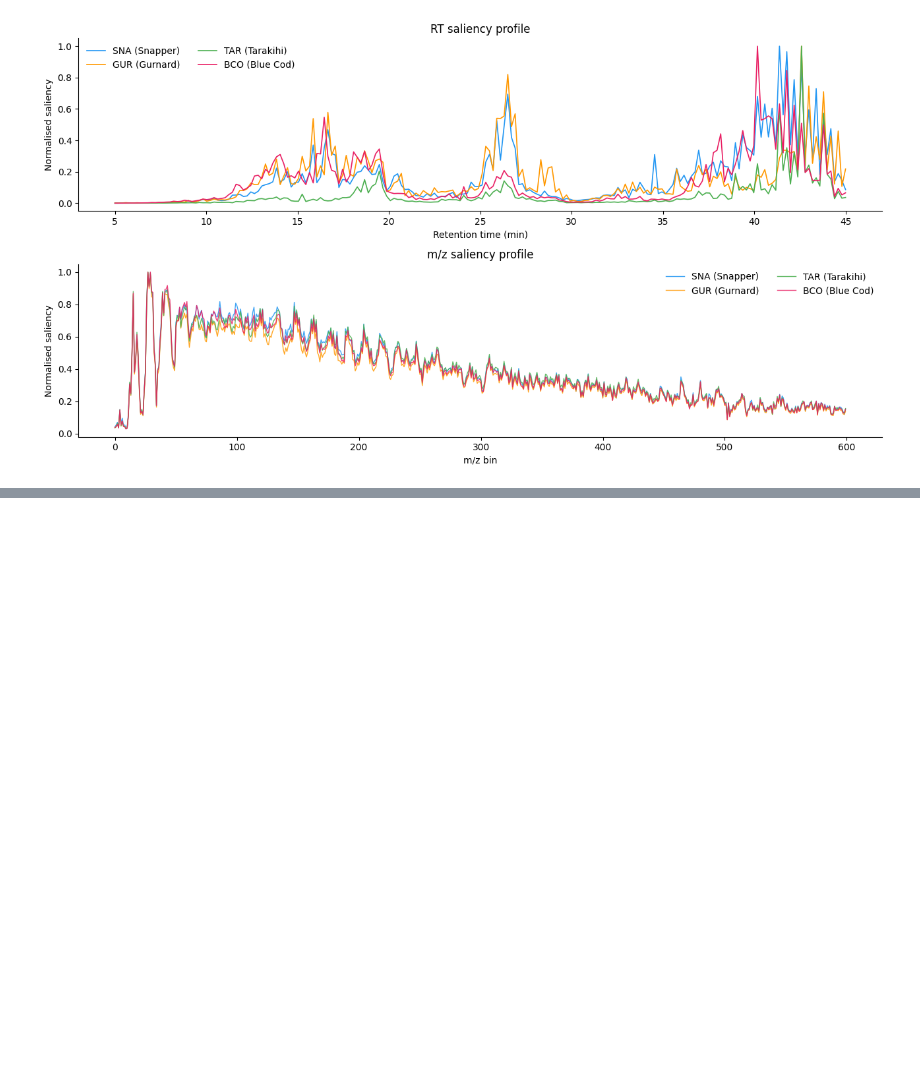
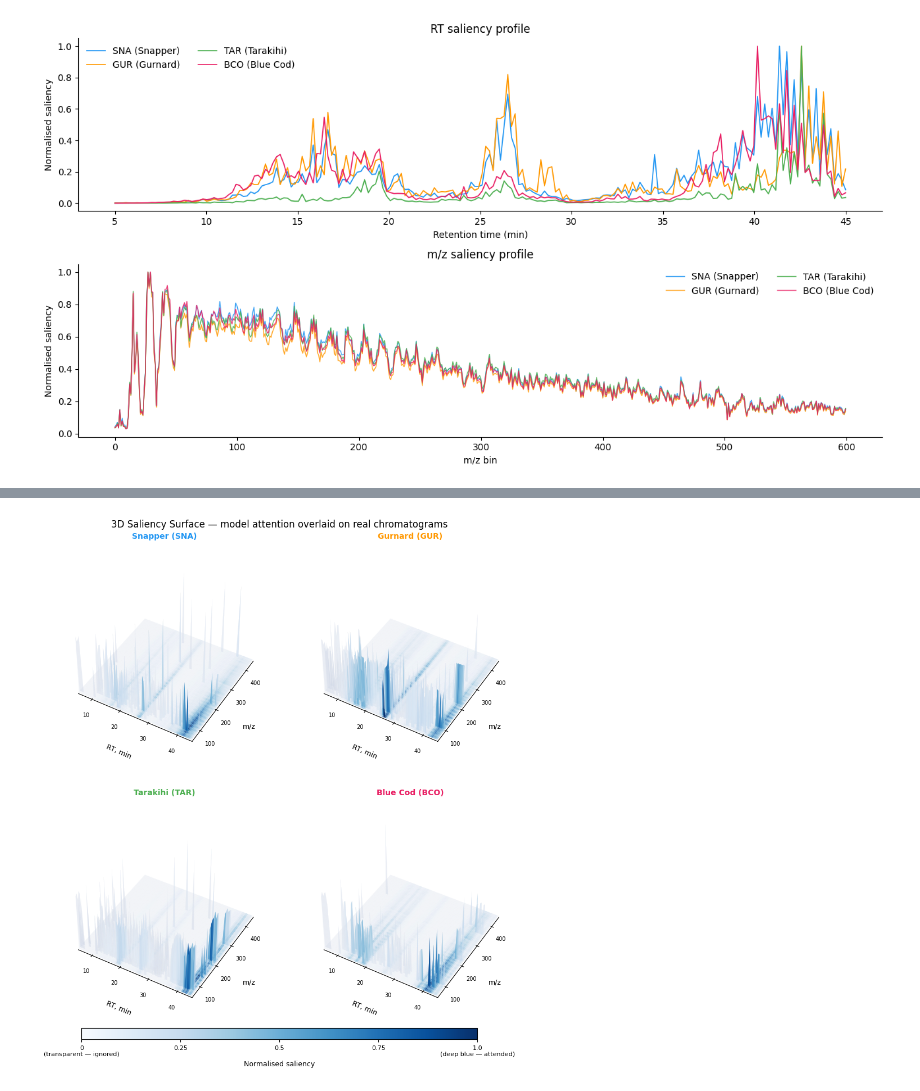
Before and after one commit to woodRock/chroma-dcnn, a Jupyter notebook: notebooks/04_saliency.ipynb, the cells around one changed output, grey strips where cells are left out. Cells and saved outputs as stored; diff of their text form; code cells hidden in the pictures; blank space fills up the shorter version.

```diff
--- a/notebooks/04_saliency.ipynb
+++ b/notebooks/04_saliency.ipynb
@@ -146,0 +154,98 @@ plt.show()
+# %%
+from mpl_toolkits.mplot3d import Axes3D
+from matplotlib import cm
+from matplotlib.colors import Normalize
+from scipy.ndimage import gaussian_filter
+
+MZ_LO, MZ_HI = 50, 450
+RT_LO, RT_HI = 5.0, 45.0
+S_RT, S_MZ   = 2, 2
+
+SPECIES_LABEL = {0: 'Snapper (SNA)', 1: 'Gurnard (GUR)',
+                 2: 'Tarakihi (TAR)', 3: 'Blue Cod (BCO)'}
+
+fig, axes_grid = plt.subplots(2, 2, figsize=(11, 10),
+                               subplot_kw={'projection': '3d'})
+fig.subplots_adjust(bottom=0.11, hspace=0.25, wspace=0.05, top=0.93)
+
+for c in range(4):
+    row, col = c // 2, c % 2
+    ax = axes_grid[row, col]
+
+    # ── Real chromatogram ──────────────────────────────────────────────────
+    idx         = int(np.where(y == c)[0][0])
+    chroma_real = chromas[idx, :, MZ_LO:MZ_HI].astype(np.float32)
+
+    # ── Saliency ───────────────────────────────────────────────────────────
+    sal = saliency_mean[c][:, MZ_LO:MZ_HI].astype(np.float32)
+    sal = gaussian_filter(sal, sigma=(1.5, 2.0))
+
+    # ── Intensity: top ~20% of non-zero peaks; sqrt scale ──────────────────
+    Z  = chroma_real.copy()
+    nz = Z[Z > 0]
+    thr = np.percentile(nz, 80) if len(nz) else 0.05
+    Z[Z < thr] = 0.0
+    Z = np.sqrt(Z)
+
+    # ── Downsample ─────────────────────────────────────────────────────────
+    rt_s = np.linspace(RT_LO, RT_HI, Z.shape[0])[::S_RT]
+    mz_s = np.linspace(MZ_LO, MZ_HI, Z.shape[1])[::S_MZ]
+    Z_s   = Z[::S_RT, ::S_MZ]
+    sal_s = sal[::S_RT, ::S_MZ]
+
+    RT_grid, MZ_grid = np.meshgrid(rt_s, mz_s)
+
+    # ── Blues: transparent where ignored, deep blue where attended ─────────
+    sal_norm             = (sal_s - sal_s.min()) / (sal_s.max() - sal_s.min() + 1e-8)
+    face_colours         = cm.Blues(sal_norm.T)
+    face_colours[..., 3] = sal_norm.T ** 0.6
+
+    # Ghost base surface
+    ax.plot_surface(RT_grid, MZ_grid, Z_s.T,
+                    color='#d0d8e8', alpha=0.25,
+                    rstride=1, cstride=1, shade=False, linewidth=0)
+
+    # Saliency surface
+    ax.plot_surface(RT_grid, MZ_grid, Z_s.T,
+                    facecolors=face_colours,
+                    rstride=1, cstride=1, shade=False, linewidth=0)
+
+    # ── Pane / grid cleanup ────────────────────────────────────────────────
+    ax.xaxis.pane.fill = False
+    ax.yaxis.pane.fill = False
+    ax.zaxis.pane.fill = False
+    ax.grid(False)
+    for pane in (ax.xaxis.pane, ax.yaxis.pane, ax.zaxis.pane):
+        pane.set_edgecolor('none')
+    ax.zaxis.line.set_color((1, 1, 1, 0))
+    ax.set_zticks([])
+
+    ax.set_xlim(RT_LO, RT_HI)
+    ax.set_ylim(MZ_LO, MZ_HI)
+    ax.view_init(elev=42, azim=-60)
+
+    ax.set_xticks([10, 20, 30, 40])
+    ax.set_yticks([100, 200, 300, 400])
+    ax.tick_params(labelsize=7)
+
+    ax.set_xlabel('RT, min', fontsize=9, labelpad=10)
+    ax.set_ylabel('m/z',     fontsize=9, labelpad=10)
+    ax.set_title(SPECIES_LABEL[c], fontweight='bold',
+                 color=COLOURS[c], pad=4, fontsize=10)
+
+# ── Single horizontal colourbar ────────────────────────────────────────────
+cbar_ax = fig.add_axes([0.18, 0.045, 0.64, 0.020])
+sm = cm.ScalarMappable(cmap='Blues', norm=Normalize(0, 1))
+sm.set_array([])
+cbar = fig.colorbar(sm, cax=cbar_ax, orientation='horizontal')
+cbar.set_ticks([0, 0.25, 0.5, 0.75, 1.0])
+cbar.set_ticklabels(['0\n(transparent — ignored)', '0.25', '0.5', '0.75',
+                     '1.0\n(deep blue — attended)'])
+cbar.ax.tick_params(labelsize=8)
+cbar.set_label('Normalised saliency', fontsize=9, labelpad=4)
+
+fig.suptitle('3D Saliency Surface — model attention overlaid on real chromatograms',
+             fontsize=12, y=0.97)
+plt.show()
+# %% [output]
+[figure, added]
```
Also changed, not shown: parts of 2 cells of this notebook, 3 other files.
